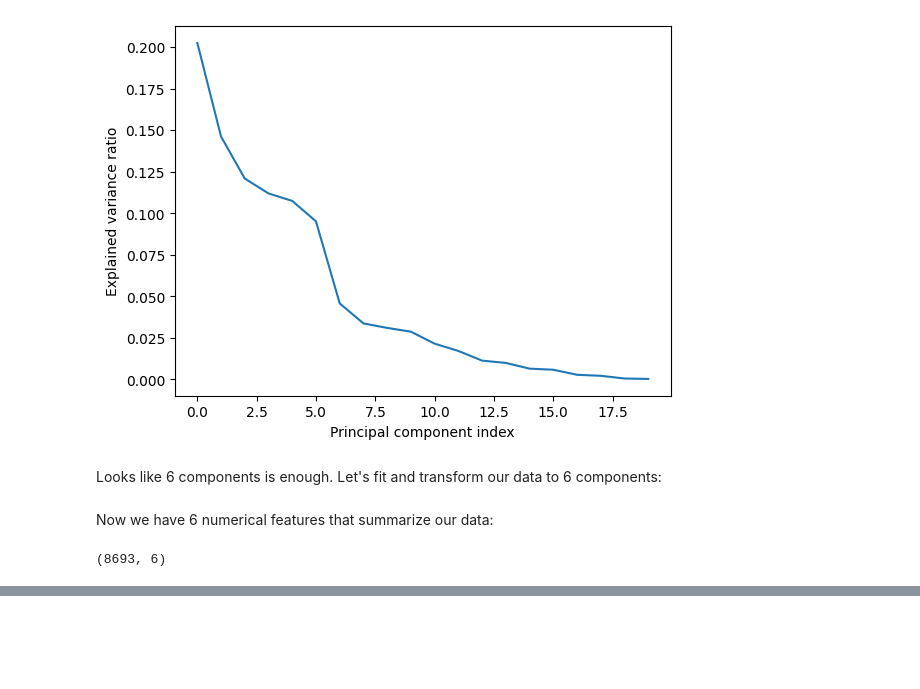
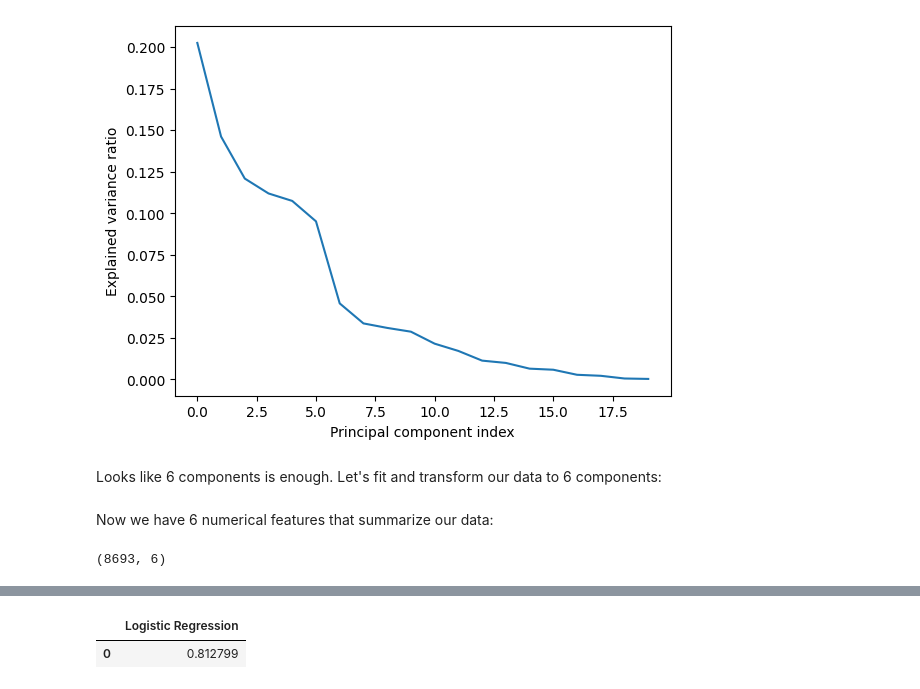
Before and after one commit to NickVasenkov/Spaceship, a Jupyter notebook: notebook.ipynb, the cells around one changed output, grey strips where cells are left out. Drawn from its saved outputs; the diff is of its cells as text; code cells hidden in the pictures; blank space fills up the shorter version.

```diff
--- a/notebook.ipynb
+++ b/notebook.ipynb
@@ -593,0 +586,8 @@ KeyError: 'pycaret_globals'
+# %%
+X_train = pd.DataFrame(X_train)
+y_train = [1 if i else 0 for i in y_train]
+y_train = pd.DataFrame(y_train, columns=['Transported'])
+
+SEED = 123
+
+y_train.info()
@@ -593,0 +605,19 @@ KeyError: 'pycaret_globals'
+# %%
+%%time
+# Import LogisticRegression
+from sklearn.linear_model import LogisticRegression
+
+# Create the model
+reg = LogisticRegression()
+
+# Import the modules for cross-validation
+from sklearn.model_selection import cross_val_score, KFold
+
+# Create a KFold object
+kf = KFold(n_splits=6, shuffle=True, random_state=SEED)
+
+# Perform cross-validation
+scores = cross_val_score(reg, X_train, y_train, cv=kf, scoring="roc_auc")
+
+# Calculate average F1-score
+print("Average ROC AUC score for Logistic Regression: {}".format(np.mean(scores)))
@@ -593,0 +628,6 @@ KeyError: 'pycaret_globals'
+# %%
+roc_auc_scores = pd.DataFrame({'Logistic Regression': [np.mean(scores)]})
+roc_auc_scores
+# %% [output]
+|  | Logistic Regression |
+| 0 | 0.812799 |
```
Also changed, not shown: parts of 12 cells of this notebook, 2 other files.
